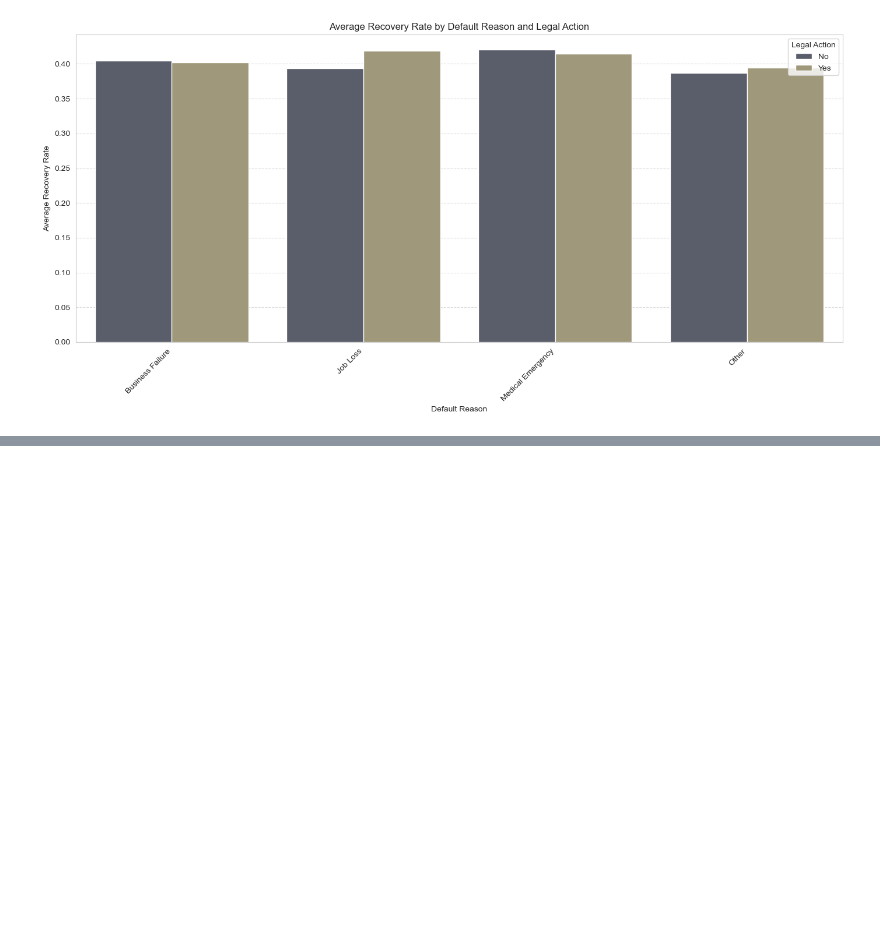
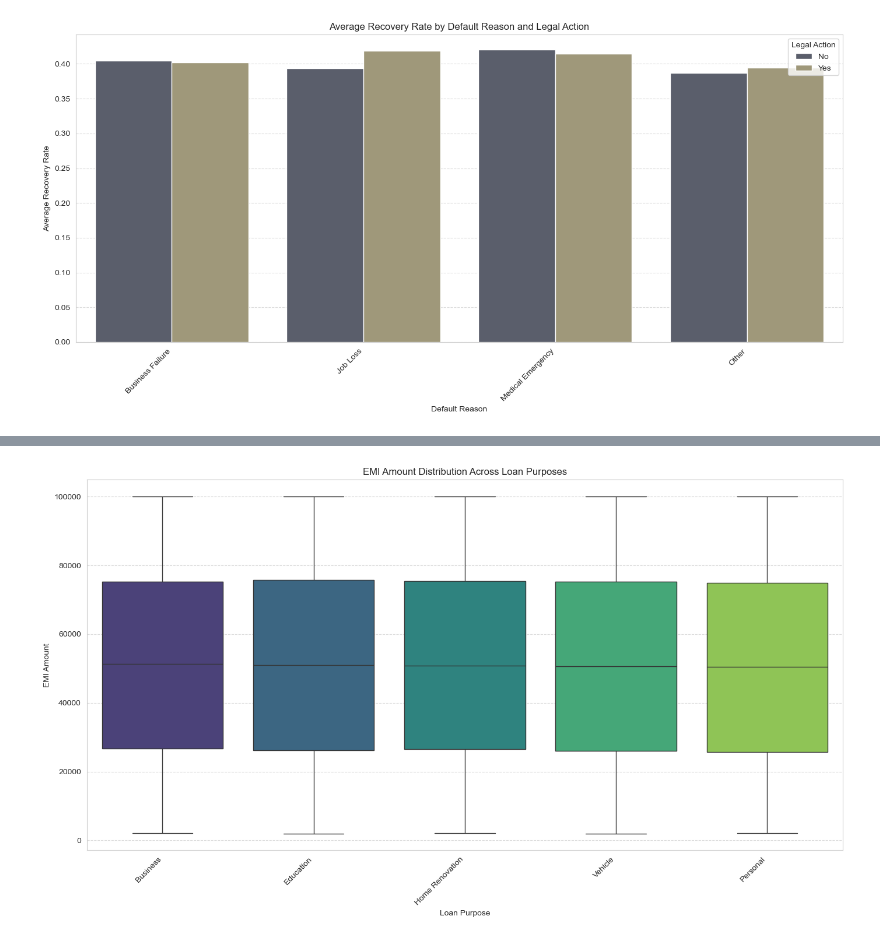
Before and after one commit to nisithasadangi/hv_assignment_28M_12A, a Jupyter notebook: assignment.ipynb, the cells around one changed output, grey strips where cells are left out. Drawn from its saved outputs; the diff is of its cells as text; code cells hidden in the pictures; blank space fills up the shorter version.

```diff
--- a/assignment.ipynb
+++ b/assignment.ipynb
@@ -1102,0 +1150,7 @@ plt.show()
+# %%
+# Merge df_loans with df_application to get Loan_Purpose for each loan
+emi_loan_type_df = pd.merge(df_loans, df_application[['Loan_ID', 'Loan_Purpose']], on='Loan_ID', how='left')
+
+# Display the head of the merged DataFrame to verify
+print('Merged Loans and Application Data for EMI and Loan Type:')
+display(emi_loan_type_df.head())
@@ -1102,0 +1165,13 @@ plt.show()
+# %%
+# Visualize EMI amount distribution across different loan purposes
+plt.figure(figsize=(14, 8))
+sns.boxplot(x='Loan_Purpose', y='EMI_Amount', data=emi_loan_type_df, palette='viridis', hue='Loan_Purpose', legend=False)
+plt.title('EMI Amount Distribution Across Loan Purposes')
+plt.xlabel('Loan Purpose')
+plt.ylabel('EMI Amount')
+plt.xticks(rotation=45, ha='right')
+plt.grid(axis='y', linestyle='--', alpha=0.7)
+plt.tight_layout()
+plt.show()
+# %% [output]
+[figure, added]
```
Also changed, not shown: parts of 4 cells of this notebook.
